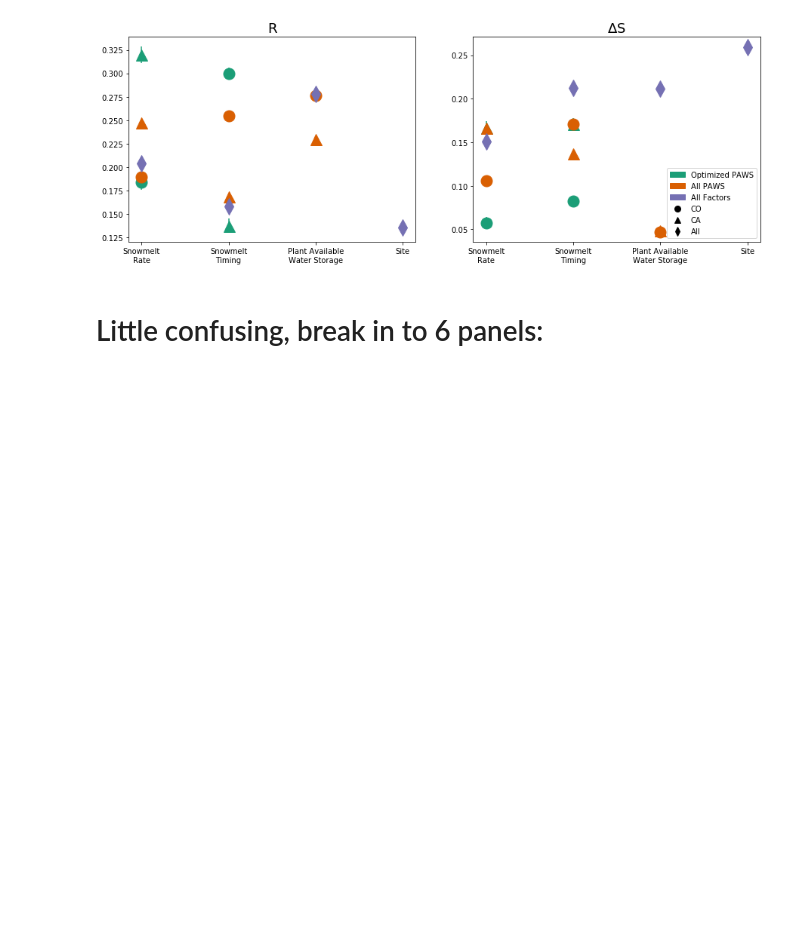
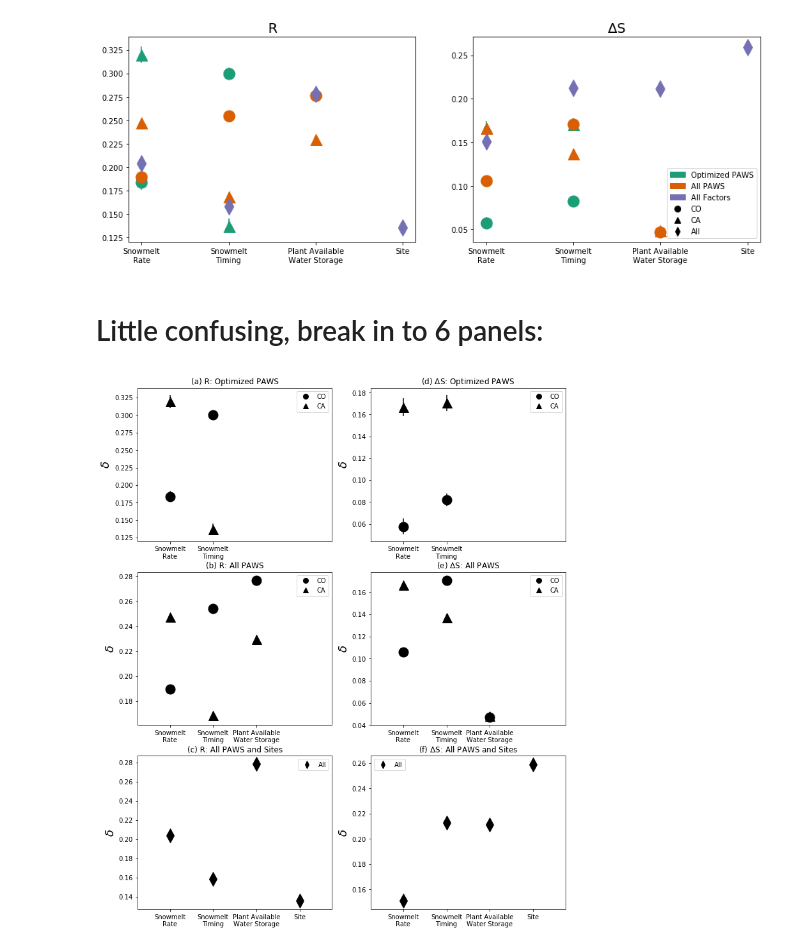
Before and after one commit to theobarnhart/rhessys_prep_analysis, a Jupyter notebook: smex/SA_delta_movement.ipynb, the cells around one changed output. Drawn from its saved outputs; the diff is of its cells as text; code cells hidden in the pictures; blank space fills up the shorter version.

Commit message:
multi panel figure is much better

```diff
--- a/smex/SA_delta_movement.ipynb
+++ b/smex/SA_delta_movement.ipynb
@@ -223,3 +223,75 @@ plt.legend(handles=custom_lines);
 [figure]
 # %% [markdown]
 # Little confusing, break in to 6 panels:
+# %%
+tmps = []
+titleFont = 18
+markerSize = 15
+xlabels = ['Snowmelt\nRate', 'Snowmelt\nTiming','Plant Available\nWater Storage','Site']
+xticks = np.arange(1,len(xlabels)+1)
+
+titles2 = ['Optimized PAWS','All PAWS','All PAWS and Sites']
+
+problems = [1,2,3]
+colors = ['#1b9e77','#d95f02','#7570b3']
+sites = ['Nr1','P301','All']
+siteLabels = ['CO','CA','All']
+siteSymbs = ['o','^','d']
+titles = ['R','$\Delta$S']
+variables = ['ablRR_ET','wb']
+
+fig = plt.figure(figsize=(12,15))
+ax1 = fig.add_subplot(321)
+ax2 = fig.add_subplot(322)
+ax3 = fig.add_subplot(323)
+ax4 = fig.add_subplot(324)
+ax5 = fig.add_subplot(325)
+ax6 = fig.add_subplot(326)
+
+# do the legend
+custom_lines = [Line2D([0], [0], color='k', marker=siteSymbs[0], lw=0, markersize=8,label = 'CO'),
+                Line2D([0], [0], color='k', marker=siteSymbs[1], lw=0, markersize=8, label = 'CA'),
+                Line2D([0], [0], color='k', marker=siteSymbs[2], lw=0, markersize=8, label = 'All')]
+
+axes = [[ax1,ax3,ax5],[ax2,ax4,ax6]]
+
+for axs,title,var in zip(axes,titles,variables):
+    for ax,problem in zip(axs,problems):
+        plt.sca(ax)
+        plt.title(title, fontsize = titleFont)
+        #sites = df.loc[(df.problem == problem) & (df.variable == var)].site.unique()
+        if problem < 3:
+            sites = ['Nr1','P301']
+        else:
+            sites = ['All']
+        for i,site in enumerate(sites):
+            label = siteLabels[i]
+            symb = siteSymbs[i]
+
+            if len(sites) == 1:
+                label = siteLabels[2]
+                symb = siteSymbs[2]
+
+            tmp = df.loc[(df.problem == problem) & (df.site == site) & (df.variable == var)]
+
+            ax.errorbar(tmp.paramNum, tmp.delta, yerr=tmp.error, fmt=symb, color = 'k', label = label,
+                         markersize = markerSize)
+            tmps.append(tmp)
+            plt.xlim(0.25,4.75)
+            plt.xticks(ticks = xticks[0:problem+1], labels = xlabels[0:problem+1])
+
+            l = len(sites)
+            if l == 1:
+                plt.legend(handles=[custom_lines[2]]);
+            else:
+                plt.legend(handles=custom_lines[0:l]);
+
+for ax,title,lab in zip([ax1,ax3,ax5],titles2, ['(a)','(b)','(c)']):
+    ax.set_ylabel('$\delta$', fontsize = 18)
+    ax.set_title('%s R: %s'%(lab,title))
+
+for ax,title,lab in zip([ax2,ax4,ax6],titles2,['(d)','(e)','(f)']):
+    ax.set_ylabel('$\delta$', fontsize = 18)
+    ax.set_title('%s $\Delta$S: %s'%(lab,title))
+# %% [output]
+[figure, added]
```
